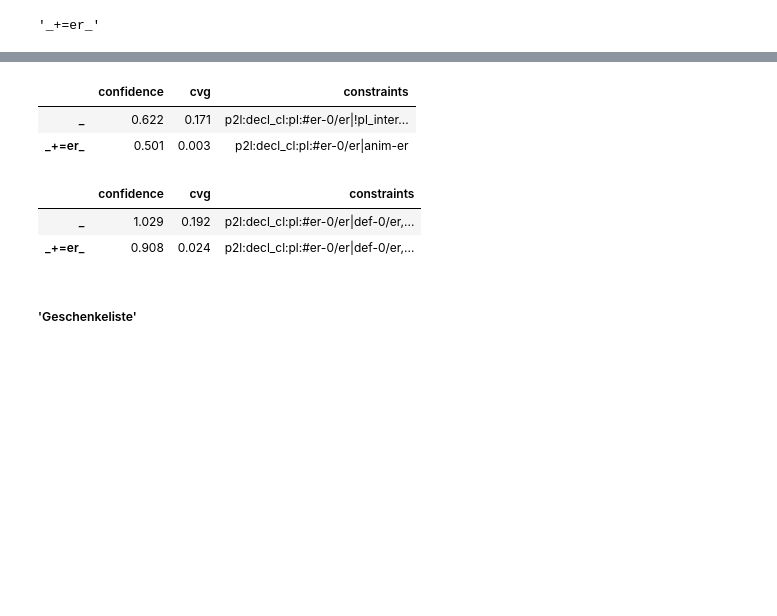
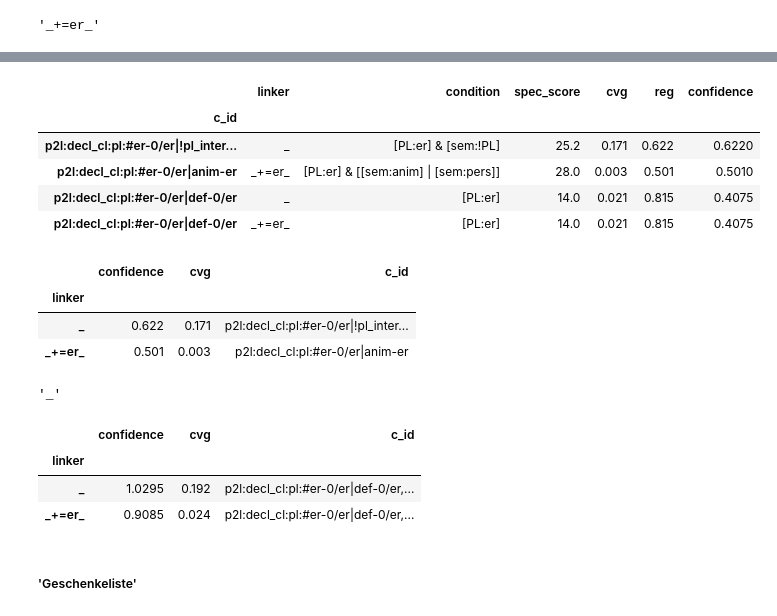
Before and after one commit to maxschmaltz/DieKonstraints, a Jupyter notebook: model.ipynb, the cells around one changed output, grey strips where cells are left out. Drawn from its saved outputs; the diff is of its cells as text; code cells hidden in the pictures; blank space fills up the shorter version.

Commit message:
add pred with Yang 2016

```diff
--- a/model.ipynb
+++ b/model.ipynb
@@ -80,29 +63,44 @@ defaultdict(list,
 # %%
 cxc.predict(
     method="albright_hayes",
-    count_def_constr=True,
+    count_def_constr=False,
     constr_cooperation=False,
     restrict_with_l2p=False
 )
 
-cxc.linker_scoreboard
+cxc.gen_constr_df
 # %% [output]
-|  | confidence | cvg | constraints |
-| _ | 0.622 | 0.171 | p2l:decl_cl:pl:#er-0/er|!pl_inter... |
-| _+=er_ | 0.501 | 0.003 | p2l:decl_cl:pl:#er-0/er|anim-er |
+|  | linker | condition | spec_score | cvg | reg | confidence |
+| c_id |  |  |  |  |  |  |
+| p2l:decl_cl:pl:#er-0/er|!pl_inter... | _ | [PL:er] & [sem:!PL] | 25.2 | 0.171 | 0.622 | 0.6220 |
+| p2l:decl_cl:pl:#er-0/er|anim-er | _+=er_ | [PL:er] & [[sem:anim] | [sem:pers]] | 28.0 | 0.003 | 0.501 | 0.5010 |
+| p2l:decl_cl:pl:#er-0/er|def-0/er | _ | [PL:er] | 14.0 | 0.021 | 0.815 | 0.4075 |
+| p2l:decl_cl:pl:#er-0/er|def-0/er | _+=er_ | [PL:er] | 14.0 | 0.021 | 0.815 | 0.4075 |
+# %%
+cxc.linker_scoreboard
+# %% [output]
+|  | confidence | cvg | c_id |
+| linker |  |  |  |
+| _ | 0.622 | 0.171 | p2l:decl_cl:pl:#er-0/er|!pl_inter... |
+| _+=er_ | 0.501 | 0.003 | p2l:decl_cl:pl:#er-0/er|anim-er |
+# %%
+cxc.y_pred
+# %% [output]
+'_'
 # %%
 cxc.predict(
     method="albright_hayes",
-    count_def_constr=False,
+    count_def_constr=True,
     constr_cooperation=True,
     restrict_with_l2p=False
 )
 
 cxc.linker_scoreboard
 # %% [output]
-|  | confidence | cvg | constraints |
-| _ | 1.029 | 0.192 | p2l:decl_cl:pl:#er-0/er|def-0/er,... |
-| _+=er_ | 0.908 | 0.024 | p2l:decl_cl:pl:#er-0/er|def-0/er,... |
+|  | confidence | cvg | c_id |
+| linker |  |  |  |
+| _ | 1.0295 | 0.192 | p2l:decl_cl:pl:#er-0/er|def-0/er,... |
+| _+=er_ | 0.9085 | 0.024 | p2l:decl_cl:pl:#er-0/er|def-0/er,... |
 # %% [markdown]
 ##### 'Geschenkeliste'
 # %%
```
Also changed, not shown: parts of 33 cells of this notebook, 1 other file.
